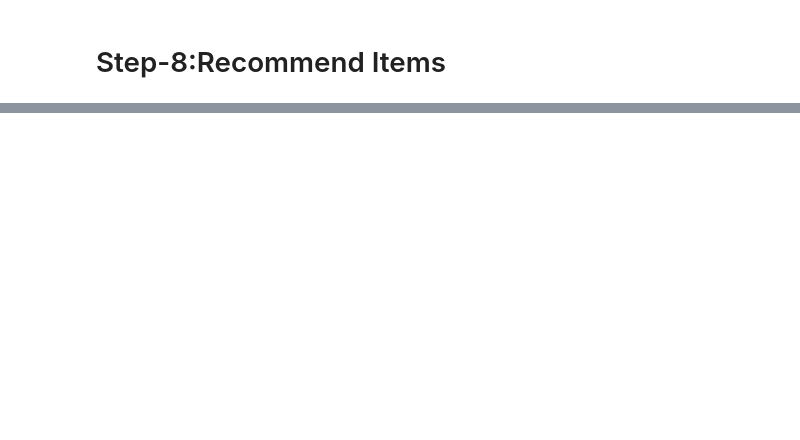
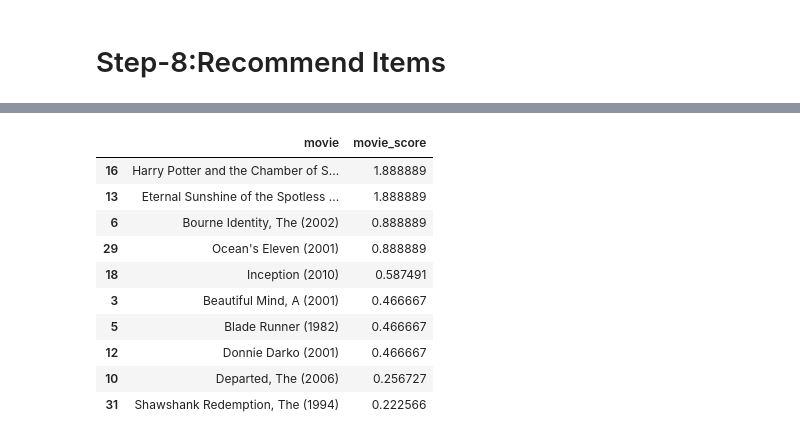
Before and after one commit to gayathri-vellanki/Movie-Recommendation-, a Jupyter notebook: code.ipynb, the cells around one changed output, grey strips where cells are left out. Saved outputs shown, nothing was run; the diff lists cells and outputs as text; code cells hidden in the pictures; blank space fills up the shorter version.

```diff
--- a/code.ipynb
+++ b/code.ipynb
@@ -432,0 +491,14 @@ Successfully installed tensorflow-2.16.1 tensorflow-intel-2.16.1
+# %%
+pickle.load(open('Movies_List.pkl', 'rb'))
+# %% [output]
+|  | movie | movie_score |
+| 16 | Harry Potter and the Chamber of S... | 1.888889 |
+| 13 | Eternal Sunshine of the Spotless ... | 1.888889 |
+| 6 | Bourne Identity, The (2002) | 0.888889 |
+| 29 | Ocean's Eleven (2001) | 0.888889 |
+| 18 | Inception (2010) | 0.587491 |
+| 3 | Beautiful Mind, A (2001) | 0.466667 |
+| 5 | Blade Runner (1982) | 0.466667 |
+| 12 | Donnie Darko (2001) | 0.466667 |
+| 10 | Departed, The (2006) | 0.256727 |
+| 31 | Shawshank Redemption, The (1994) | 0.222566 |
```
Also changed, not shown: parts of 27 cells of this notebook.
